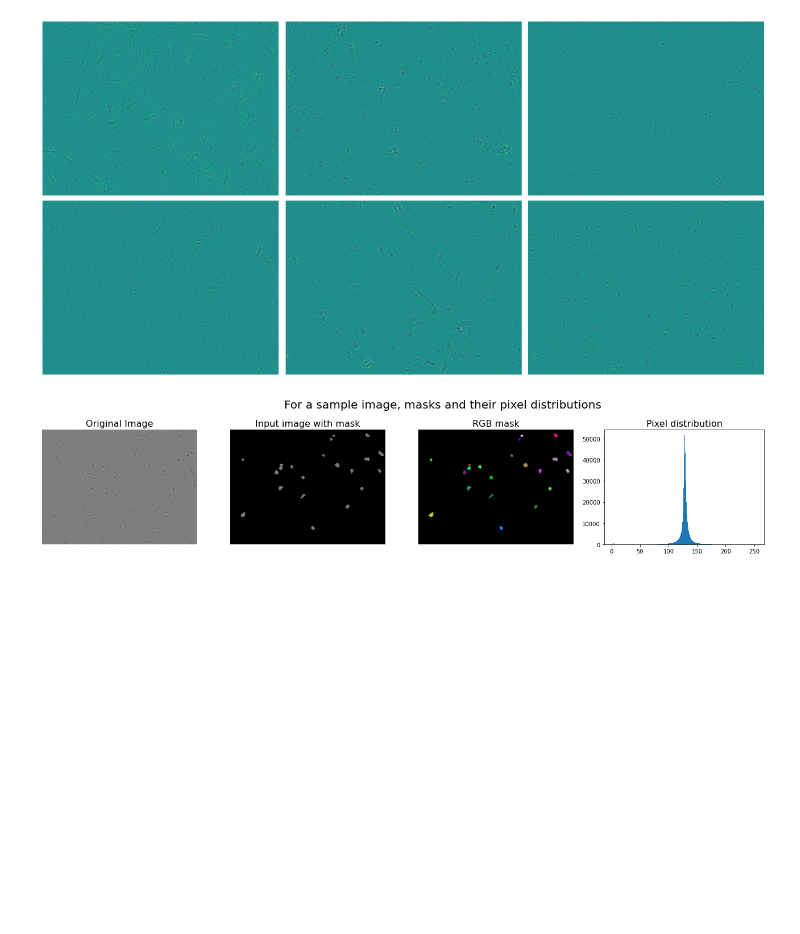
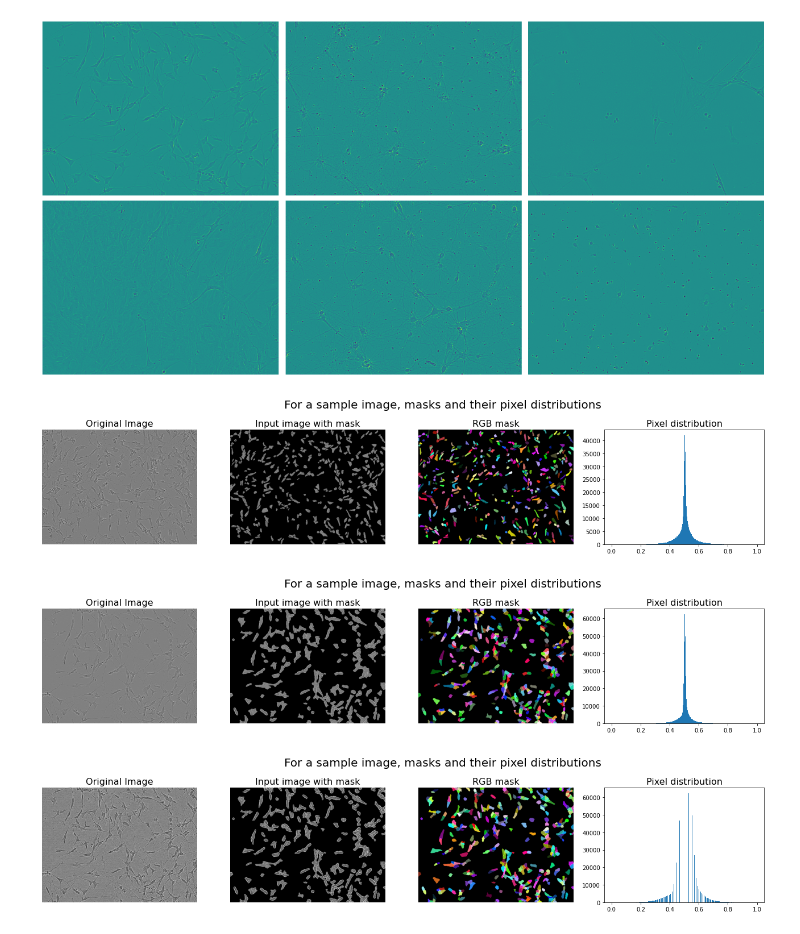
Before and after one commit to petersenjoern/sartorius-cell-segmentation, a Jupyter notebook: exploration.ipynb, the cells around one changed output. Saved outputs shown, nothing was run; the diff lists cells and outputs as text; code cells hidden in the pictures; blank space fills up the shorter version.

Commit message:
transform images with more contrast

```diff
--- a/exploration.ipynb
+++ b/exploration.ipynb
@@ -13,7 +13,11 @@ PATH_BASE = pathlib.Path("__file__").parents[0]
 PATH_TRAIN_IMAGE_FOLDER = PATH_BASE.joinpath("data","train")
 PATH_TRAIN_METADATA = PATH_BASE.joinpath("data","train.csv")
 
+RANDOM_STATE = 19
 INPUT_IMG_SHAPE = (520, 704) # height, weight for raw train images
+TRANS_POWER = 2
+
+np.random.seed(RANDOM_STATE)
 # %%
 # funcs
 def get_image_paths(path: pathlib.Path) -> List[pathlib.Path]:
@@ -85,7 +89,7 @@ def rgb_mask(annots: str, shape: Tuple[int, int, int]) -> np.ndarray:
 
     return rgb_mask.clip(0, 1)
 
-def plot_image_with_annot(image: np.ndarray, rle_masks: str, img_2d_shape: Tuple[int, int]):
+def plot_image_with_annot(image: np.ndarray, rle_masks: str, img_2d_shape: Tuple[int, int], normalize_hist:bool=True) -> None:
     """Plot image with rle-mask in greyscale and in rbg"""
 
     grayscale_masks=grayscale_mask(rle_masks, shape=(*img_2d_shape, 1))
@@ -108,12 +112,27 @@ def plot_image_with_annot(image: np.ndarray, rle_masks: str, img_2d_shape: Tuple
     plt.axis("off")
 
     plt.subplot(1, 4, 4)
-    plt.hist(image.flatten(), bins = 255, range = (0, 255))
+    if normalize_hist:
+        plt.hist(image.flatten() / 255, bins = 255, range = (0, 1))
+    else:
+        plt.hist(image.flatten(), bins=255, range=(0, 1))
     plt.title('Pixel distribution', fontsize = 16)
 
     plt.suptitle("For a sample image, masks and their pixel distributions", fontsize = 20)
     plt.tight_layout(rect = [0, 0, 0.90, 1])
     plt.show()
+
+
+def transform_image_contrast(img_data: np.ndarray, power:int = 2) -> np.ndarray:
+    img_data_mask = np.ones_like(img_data, dtype = np.int16)
+    img_data_mask[img_data < 127.5] = -1
+
+    img_data_transformed = img_data.astype(np.int16) - 127.5
+    img_data_transformed[img_data_transformed > 0] = np.power(img_data_transformed[img_data_transformed > 0], 1 / power)
+    img_data_transformed[img_data_transformed < 0] = np.power(-img_data_transformed[img_data_transformed < 0], 1 / power)
+    img_data_transformed = ((img_data_transformed * img_data_mask) / (2 * np.power(127.5, 1 / power))) + 0.5
+
+    return img_data_transformed
 # %%
 # read data
 train_metadata = pd.read_csv(PATH_TRAIN_METADATA)
@@ -200,4 +219,16 @@ cell_type=row["cell_type"].tolist()[0]
 image=train_images_dict[rnd_image_id]
 plot_image_with_annot(image, annots, img_2d_shape=INPUT_IMG_SHAPE)
 # %% [output]
-[figure, old version]
+[figure, new version]
+# %%
+image_id = "b89f9cca5384"
+image=train_images_dict[image_id]
+image_transformed=transform_image_contrast(image, power=TRANS_POWER)
+
+row=train_metadata[train_metadata["id"] == image_id]
+annots=row["annotation"].tolist()
+plot_image_with_annot(image, annots, img_2d_shape=INPUT_IMG_SHAPE, normalize_hist=True)
+plot_image_with_annot(image_transformed, annots, img_2d_shape=INPUT_IMG_SHAPE, normalize_hist=False)
+# %% [output]
+[figure, added]
+[figure, added]
```
